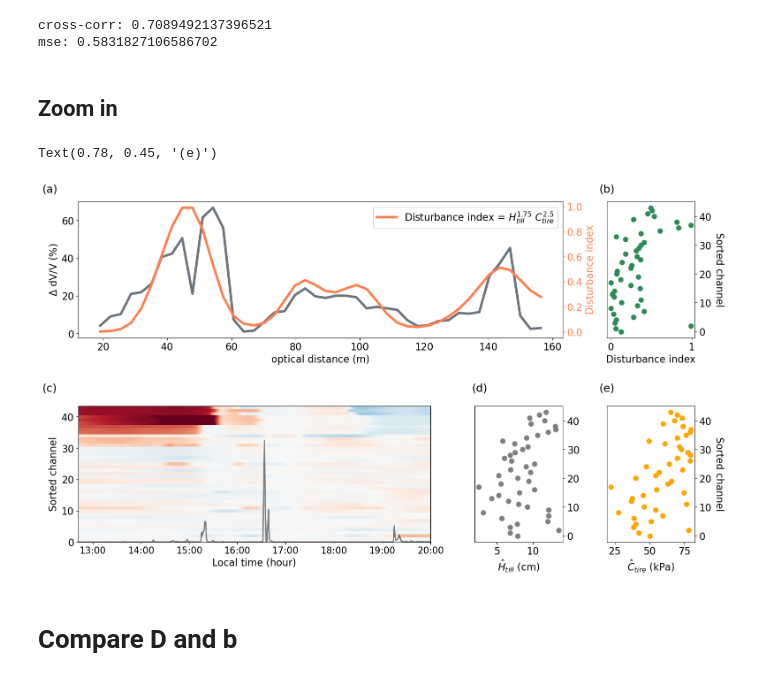
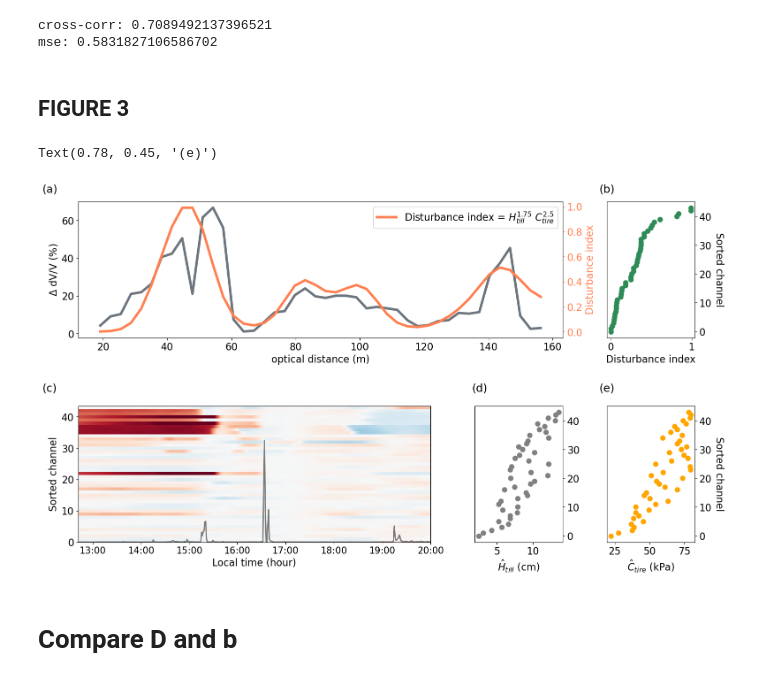
Before and after one commit to Denolle-Lab/FarmDAS, a Jupyter notebook: dvv_and_model/Fig3_spatial_damage.ipynb, the cells around one changed output. Saved outputs shown, nothing was run; the diff lists cells and outputs as text; code cells hidden in the pictures.

```diff
--- a/dvv_and_model/Fig3_spatial_damage.ipynb
+++ b/dvv_and_model/Fig3_spatial_damage.ipynb
@@ -399,87 +393,77 @@ interp_paras = pd.DataFrame(data={'dvv_varibility': dvv_variability,
 
 interp_paras.to_csv(os.path.join(data_dir, 'damage_index.csv'))
-# %% [markdown]
-## Zoom in
+# %% [markdown]
+## FIGURE 3
 # %%
 import matplotlib.pyplot as plt
 import matplotlib.gridspec as gridspec
-# Create figure
+
 fig = plt.figure(figsize=(18, 10), tight_layout=True)
-
-# Define GridSpec layout: 2 rows, 3 columns
 gs = gridspec.GridSpec(2, 5, figure=fig, wspace=0.5, hspace=0.5)
-
-# Top row: 2 plots spanning full width (each span 3 columns / 2)
-ax1 = fig.add_subplot(gs[0, 0:4])  # First top plot
-ax2 = fig.add_subplot(gs[0, 4])    # Second top plot (takes 1/3 width)
-
-# Bottom row: 3 plots
+ax1 = fig.add_subplot(gs[0, 0:4])
+ax2 = fig.add_subplot(gs[0, 4])
 ax3 = fig.add_subplot(gs[1, 0:3])
 ax4 = fig.add_subplot(gs[1, 3])
 ax5 = fig.add_subplot(gs[1, 4])
 
+tillage_interpolated = smooth_tillage
+tire_interpolated = smooth_tire
+correlation, mse, scaled_mechanical, scaled_variability = compute_misfit(best_a_mse, best_b_mse, tillage_interpolated, tire_interpolated, dvv_variability)
+disturbance_index = scaled_mechanical/4
 
-# Plot scaled variability and mechanical damage
+### (a) Vs variability and Disturbance Index
 ax1.plot((np.arange(len(dvv_variability))+6)*3.19, dvv_variability*100, label='variability', lw=4, color='#6C757D')
-# ax1.plot((np.arange(45)+50)*3.19, gaussian_filter1d(dvv_variability, sigma=2), label='smoothed variability', lw=6, color='k', linestyle='--')
 ax1.set_xlabel("optical distance (m)", fontsize=16)
 ax1.set_ylabel("$\Delta$ dV/V (%)", fontsize=16)
+
 twinx = ax1.twinx()
-
-correlation, mse, scaled_mechanical, scaled_variability = compute_misfit(best_a_mse, best_b_mse, tillage_interpolated, tire_interpolated, dvv_variability)
-twinx.plot((np.arange(len(dvv_variability))+6)*3.19, scaled_mechanical/4, label='Disturbance index = $H_{till}^{1.75}~C_{tire}^{2.5}$', lw=4, color='Coral')
-
+twinx.plot((np.arange(len(dvv_variability))+6)*3.19, disturbance_index, label='Disturbance index = $H_{till}^{1.75}~C_{tire}^{2.5}$', lw=4, color='Coral')
 twinx.set_ylabel("Disturbance index", fontsize=16, color='Coral')
 twinx.tick_params(axis='y', colors='Coral')
 twinx.legend(loc='upper right')
 
-ax2.scatter(damage_index[variability_indices1-6], np.arange(44), s=60, color='seagreen')
+### (b) Disturbance Index to sort channels
+trim_dvv_smooth1d = amp[6:50, 1105:1500]
+variability1 = np.fabs(np.nanmean(trim_dvv_smooth1d[:, :150], axis=1) - np.nanmean(trim_dvv_smooth1d[:, -150:], axis=1))
+variability_indices1 = np.argsort(disturbance_index) + 6
+
+ax2.scatter(disturbance_index[variability_indices1-6], np.arange(44), s=60, color='seagreen')
 ax2.set_xlabel('Disturbance index')
 ax2.set_ylabel('Sorted channel', labelpad=20, rotation=270, verticalalignment='center')
 ax2.yaxis.set_label_position("right")
 ax2.yaxis.tick_right()
 
-smooth1d_dvv = amp
-
-trim_dvv_smooth1d = smooth1d_dvv[6:50, 1105:1500]
-variability1 = np.fabs(np.nanmean(trim_dvv_smooth1d[:, :150], axis=1) - np.nanmean(trim_dvv_smooth1d[:, -150:], axis=1))
-variability_indices1 = np.argsort(variability1) + 6
-
-# fig, (ax1,ax3, ax4) = plt.subplots(1, 3, figsize=(18, 4.5), gridspec_kw={'width_ratios': [4, 1,1]}, tight_layout=True)
-
-im = ax3.pcolor(np.arange(2408), np.arange(44), smooth1d_dvv[variability_indices1], shading='auto', vmin=-0.6, vmax=0.6, cmap='RdBu_r')
-
+### (c) DI sorted dvv
+im = ax3.pcolor(np.arange(2408), np.arange(44), amp[variability_indices1], shading='auto', vmin=-0.6, vmax=0.6, cmap='RdBu_r')
+ax3.plot(ave_psd * 50, color='k', lw=2, alpha=0.5, label='rain proxy')
 ax3.set_xlabel('Local time (hour)')
 ax3.set_ylabel('Sorted channel')
-# ax1.vlines([1105, 1255, 1350, 1500], 0, 44, color='k', linestyle='--')
-ax3.plot(ave_psd * 50, color='k', lw=2, alpha=0.5, label='rain proxy')
 ax3.set_xlim([1105,1500])
-# plt.colorbar(im, ax=ax3)
 ax3.set_ylim(0, 43.5)
 ax3.set_xticks(xax)
 ax3.set_xticklabels(hrax, fontsize=15)
 
-
-
+### (c) DI sorted tillage
 ax4.scatter(tillage_interpolated[variability_indices1-6], np.arange(44), s=60, color='gray')
 ax4.set_xlabel('$\hat{H}_{till}$ (cm)')
 ax4.yaxis.set_label_position("right")
 ax4.yaxis.tick_right()
 
+### (d) DI sorted tire pressure
 ax5.scatter(tire_interpolated[variability_indices1-6], np.arange(44), s=60, color='orange')
 ax5.set_xlabel('$\hat{C}_{tire}$ (kPa)')
 ax5.set_ylabel('Sorted channel', labelpad=20, rotation=270, verticalalignment='center')
 ax5.yaxis.set_label_position("right")
 ax5.yaxis.tick_right()
 
 fig.text(0.08, 0.9, '(a)', fontsize=18)
 fig.text(0.78, 0.9, '(b)', fontsize=18)
 fig.text(0.08, 0.45, '(c)', fontsize=18)
 fig.text(0.62, 0.45, '(d)', fontsize=18)
 fig.text(0.78, 0.45, '(e)', fontsize=18)
 # %% [output]
 Text(0.78, 0.45, '(e)')
-[figure, old version]
+[figure, new version]
 # %% [markdown]
 # Compare D and b
 # %%
```
Also changed, not shown: parts of 5 cells of this notebook, 2 other files.
